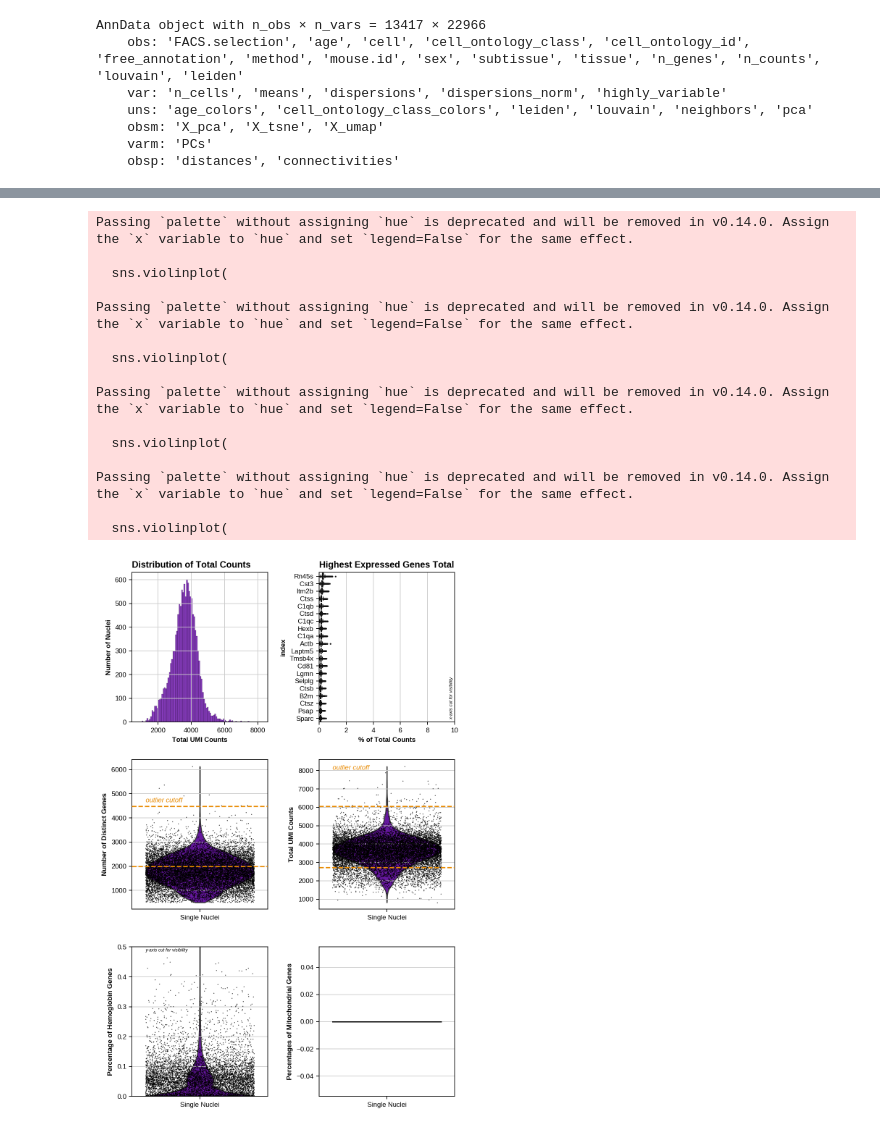
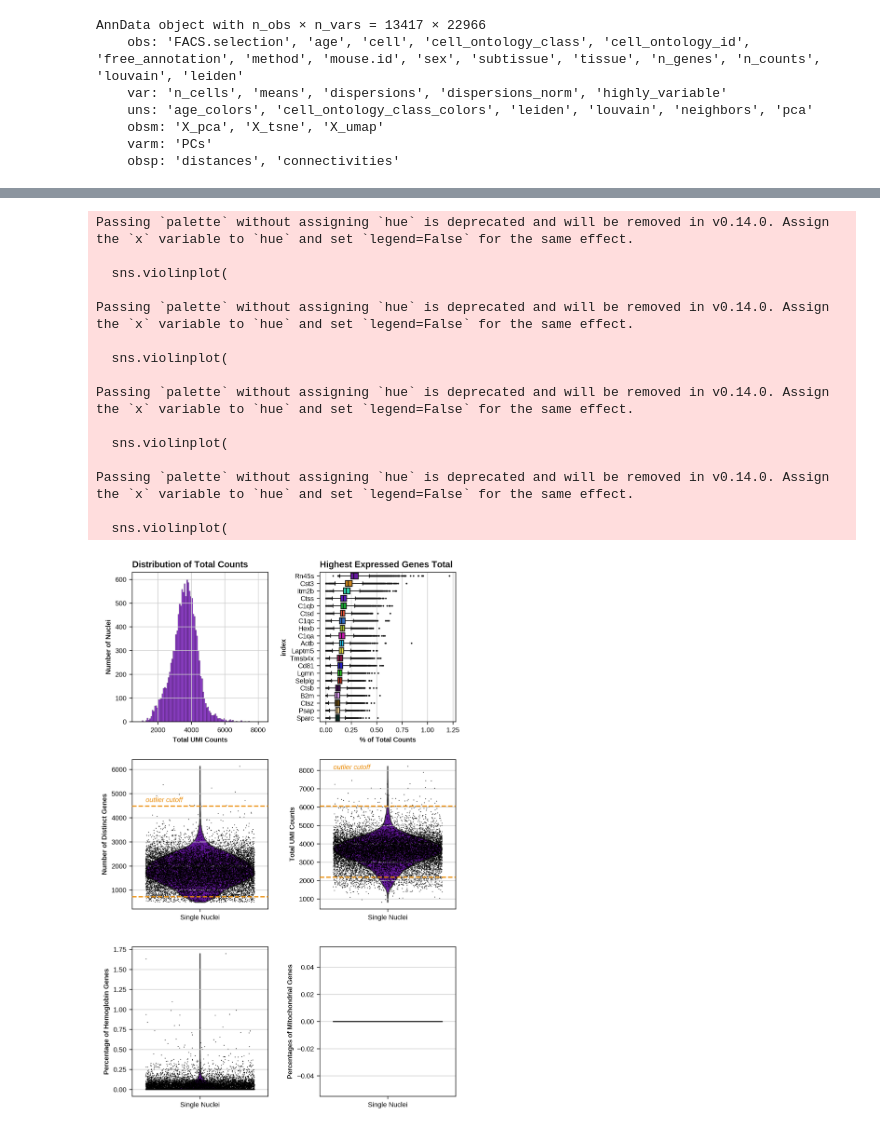
Before and after one commit to JohannKorn/MasterThesisJohann, a Jupyter notebook: SeqAnalysis_TabulaMuris.ipynb, the cells around one changed output, grey strips where cells are left out. Saved outputs shown, nothing was run; the diff lists cells and outputs as text; code cells hidden in the pictures.

```diff
--- a/SeqAnalysis_TabulaMuris.ipynb
+++ b/SeqAnalysis_TabulaMuris.ipynb
@@ -63,18 +81,7 @@ Information carried over is:
 - UMAP embedding corrected with batch integration
 # %%
 # Reading the data
-adata = sc.read_h5ad(r"C:\Users\jkorn\Documents\Coding\Python\Master Thesis Data\Data\TMS_Brain_Myeloid.h5ad")
-
-# # Making a clean copy ...
-# adata = ad.AnnData(adata_original.layers["umi_raw"].copy()) # Copying over the raw counts
-
-# # ... and preserving some of the metadata as well as prior cell type annotations
-# adata.obs["plate"] = adata_original.obs["plateBC"].values
-# adata.obs["age"] = "3 months"
-# adata.obs["cell_types_danny"] = adata_original.obs["cell_types_for_UMAP"].values
-# adata.obsm["X_umap_danny"] = adata_original.obsm["X_umap"].copy()
-# adata.obs.set_index(adata_original.obs.index, inplace= True)
-# adata.var.set_index(adata_original.var.index, inplace= True)
+adata = sc.read_h5ad(data_folder + r"TMS_Brain_Myeloid.h5ad")
 
 # Removing potential duplicates
 adata.obs_names_make_unique()
@@ -171,6 +193,8 @@ Identified 8434 out of 13417 nuclei as outliers.
 # %%
+# Plotting Quality Control metrics
 fig, axes = plt.subplots(3, 2, figsize=(fig_width*2, fig_width*3), layout= "constrained")
 
+# Plotting number of distinct genes per nucleus
 sc.pl.violin(adata, ["n_genes_by_counts"], jitter= 0.4, ax= axes[1, 0], show= False, palette = my_cmap.colors)
 axes[1, 0].set_xticklabels(["Single Nuclei"])
 axes[1, 0].set_ylabel("Number of Distinct Genes")
@@ -187,6 +211,7 @@ axes[1, 0].text(-0.4, adata[~adata.obs["outlier"]].obs["n_genes_by_counts"].max(
                 fontsize= 6*scale,
                 fontstyle= "italic")
 
+# Plotting number of total genes per nucleus
 sc.pl.violin(adata, ["total_counts"], jitter= 0.4, ax= axes[1, 1], show= False, palette = my_cmap.colors)
 axes[1, 1].set_xticklabels(["Single Nuclei"])
 axes[1, 1].set_ylabel("Total UMI Counts")
@@ -203,52 +228,46 @@ axes[1, 1].text(-0.4, adata[~adata.obs["outlier"]].obs["total_counts"].max()+200
                 fontsize= 6*scale,
                 fontstyle= "italic")
 
+# Plotting hemoglobin percentage
 sc.pl.violin(adata, ["pct_counts_hb"], jitter= 0.4, ax= axes[2, 0], show= False, palette = my_cmap.colors)
 axes[2, 0].set_xticklabels(["Single Nuclei"])
 axes[2, 0].set_ylabel("Percentage of Hemoglobin Genes")
-axes[2, 0].set_ylim(0, 0.5)
-axes[2, 0].text(-0.4, 0.485, "y-axis cut for visibility",
-                color= "black",
-                fontsize= 4*scale,
-                fontstyle= "italic")
 
+# Plotting mitochondrial percentage
+# ... there are none ...
 sc.pl.violin(adata, ["pct_counts_mt"], jitter= 0.4, ax= axes[2, 1], show= False, palette = my_cmap.colors)
 axes[2, 1].set_xticklabels(["Single Nuclei"])
 axes[2, 1].set_ylabel("Percentages of Mitochondrial Genes")
 
+# Plottinge highest expressed genes across whole data set
 sc.pl.highest_expr_genes(adata, n_top=20, ax= axes[0, 1], show= False, palette= my_cmap.colors)
 axes[0, 1].set_title("Highest Expressed Genes Total")
-axes[0, 1].set_xlim(0, 10)
 axes[0, 1].set_xlabel(r"% of Total Counts")
-axes[0, 1].text(9.6, 19, "x-axis cut for visibility",
-                color= "black",
-                fontsize= 4*scale,
-                rotation= 90,
-                fontstyle= "italic")
 
+# Plotting histogram of count distribution
 sns.histplot(adata.obs["total_counts"], bins = 100, kde= False, ax= axes[0, 0], color= my_cmap.colors[0])
 axes[0, 0].set_title("Distribution of Total Counts")
 axes[0, 0].set_xlabel("Total UMI Counts")
 axes[0, 0].set_ylabel("Number of Nuclei")
 
 fig.tight_layout(h_pad= 1.0*scale)
-fig.savefig(figures_folder + r"\QC_metrics_Tabula_Muris.png")
+fig.savefig(figures_folder + r"QC_metrics_Tabula_Muris.png")
 plt.show()
 # %% [output]
 Passing `palette` without assigning `hue` is deprecated and will be removed in v0.14.0. Assign the `x` variable to `hue` and set `legend=False` for the same effect.
 
   sns.violinplot(
 
 Passing `palette` without assigning `hue` is deprecated and will be removed in v0.14.0. Assign the `x` variable to `hue` and set `legend=False` for the same effect.
 
   sns.violinplot(
 
 Passing `palette` without assigning `hue` is deprecated and will be removed in v0.14.0. Assign the `x` variable to `hue` and set `legend=False` for the same effect.
 
   sns.violinplot(
 
 Passing `palette` without assigning `hue` is deprecated and will be removed in v0.14.0. Assign the `x` variable to `hue` and set `legend=False` for the same effect.
 
   sns.violinplot(
-[figure, old version]
+[figure, new version]
 # %%
```
Also changed, not shown: parts of 14 cells of this notebook, 16 other files.
